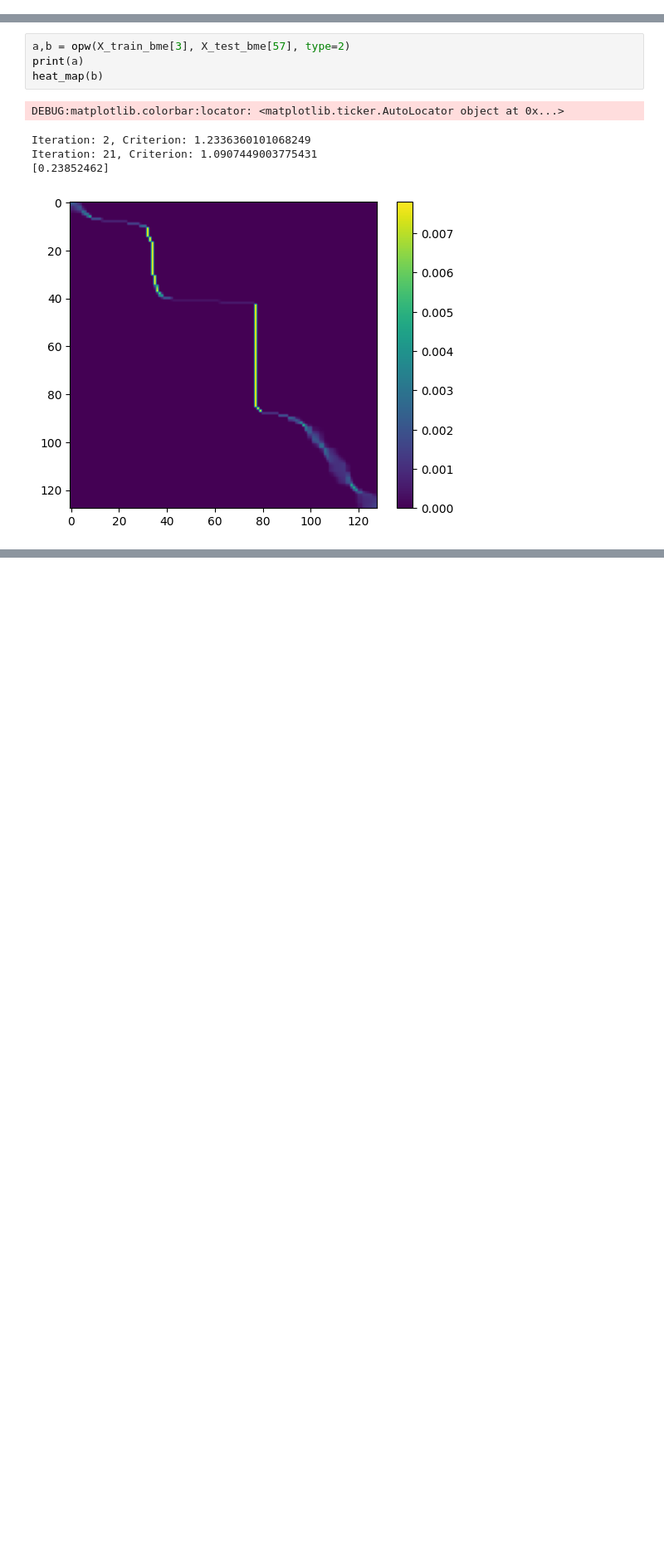
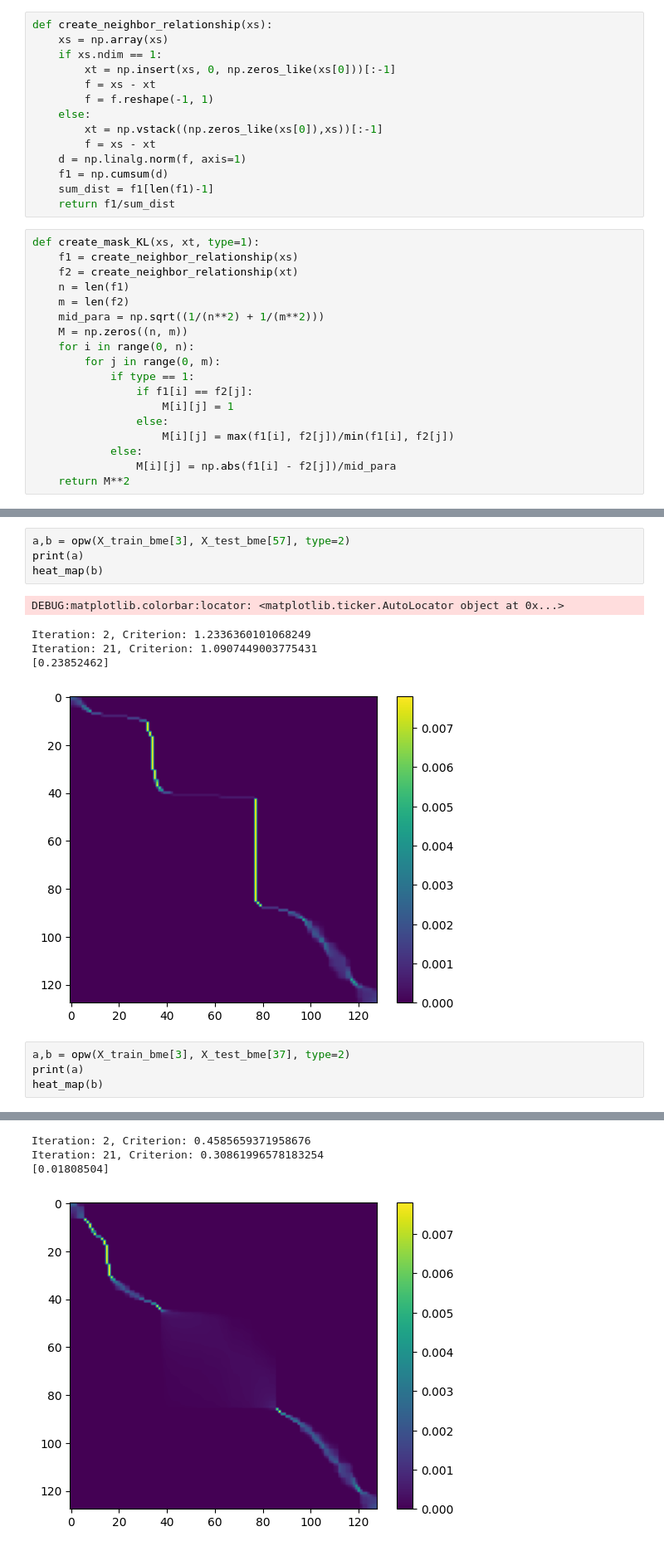
Before and after one commit to hanahhh/WTK-distance, a Jupyter notebook: examples/OT_new_research.ipynb, the cells around one changed output, grey strips where cells are left out. Shown at 83% size. Cells and saved outputs as stored; diff of their text form; blank space fills up the shorter version.

```diff
--- a/examples/OT_new_research.ipynb
+++ b/examples/OT_new_research.ipynb
@@ -232,6 +239,38 @@ tensor(3.3678, dtype=torch.float64)
 [figure]
 # %% [markdown]
 ## 2.3. Other metric
+# %%
+def create_neighbor_relationship(xs):
+    xs = np.array(xs)
+    if xs.ndim == 1:
+        xt = np.insert(xs, 0, np.zeros_like(xs[0]))[:-1]
+        f = xs - xt
+        f = f.reshape(-1, 1)
+    else:
+        xt = np.vstack((np.zeros_like(xs[0]),xs))[:-1]
+        f = xs - xt
+    d = np.linalg.norm(f, axis=1)
+    f1 = np.cumsum(d)
+    sum_dist = f1[len(f1)-1]
+    return f1/sum_dist
+# %%
+def create_mask_KL(xs, xt, type=1):
+    f1 = create_neighbor_relationship(xs)
+    f2 = create_neighbor_relationship(xt)
+    n = len(f1)
+    m = len(f2)
+    mid_para = np.sqrt((1/(n**2) + 1/(m**2)))
+    M = np.zeros((n, m))
+    for i in range(0, n):
+        for j in range(0, m):
+            if type == 1:
+                if f1[i] == f2[j]:
+                    M[i][j] = 1
+                else:
+                    M[i][j] = max(f1[i], f2[j])/min(f1[i], f2[j])
+            else:
+                M[i][j] = np.abs(f1[i] - f2[j])/mid_para
+    return M**2
 # %%
 import numpy as np
 from scipy.spatial.distance import cdist
@@ -384,3 +439,8 @@ Iteration: 2, Criterion: 1.2336360101068249
 Iteration: 21, Criterion: 1.0907449003775431
 [0.23852462]
 [figure]
+# %%
+a,b = opw(X_train_bme[3], X_test_bme[37], type=2)
+print(a)
+heat_map(b)
+# %% [output]
@@ -386,0 +448,4 @@ Iteration: 21, Criterion: 1.0907449003775431
+Iteration: 2, Criterion: 0.4585659371958676
+Iteration: 21, Criterion: 0.30861996578183254
+[0.01808504]
+[figure, added]
```
Also changed, not shown: parts of 3 cells of this notebook.
